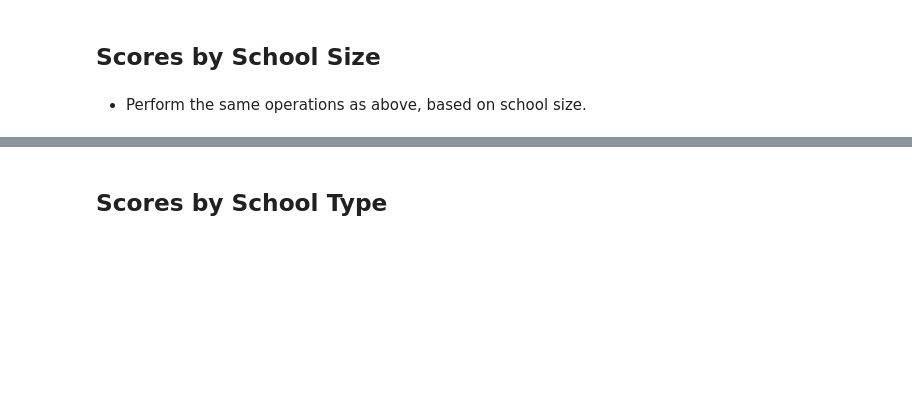
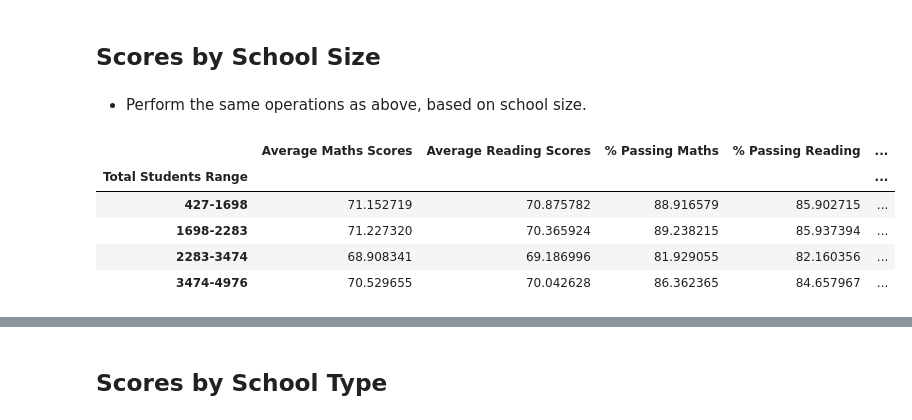
Before and after one commit to jonowood/pandas-challenge, a Jupyter notebook: PyCitySchools/PyCitySchools_starter.ipynb, the cells around one changed output, grey strips where cells are left out. Saved outputs shown, nothing was run; the diff lists cells and outputs as text; code cells hidden in the pictures; blank space fills up the shorter version.

```diff
--- a/PyCitySchools/PyCitySchools_starter.ipynb
+++ b/PyCitySchools/PyCitySchools_starter.ipynb
@@ -684,11 +704,18 @@ size_bins = [427, 1698, 2283, 3474, 4976]
 size_bin_names = ["427-1698", "1698-2283", "2283-3474", "3474-4976"]
 # %%
 # bin data and create new df
-summary_df5["Total Students Range"] = pd.cut(summary_df5["Total Students"], size_bins, labels=size_bin_names)
-summary_df5_group = summary_df5.groupby(["Total Students Range"])
+summary_df_2["Total Students Range"] = pd.cut(summary_df_2["Total Students"], size_bins, labels=size_bin_names)
+summary_df5_group = summary_df_2.groupby(["Total Students Range"])
 summary_df5_mean = summary_df5_group.mean()
-summary_df5_final = summary_df5_mean.drop(['Total Budget', 'Per Student Budget'], axis=1)
+summary_df5_final = summary_df5_mean.drop(['Total Students', 'Total Budget', 'Per Student Budget'], axis=1)
 
-summary_df5_mean
+summary_df5_final
+# %% [output]
+|  | Average Maths Scores | Average Reading Scores | % Passing Maths | % Passing Reading | ... |
+| Total Students Range |  |  |  |  | ... |
+| 427-1698 | 71.152719 | 70.875782 | 88.916579 | 85.902715 | ... |
+| 1698-2283 | 71.227320 | 70.365924 | 89.238215 | 85.937394 | ... |
+| 2283-3474 | 68.908341 | 69.186996 | 81.929055 | 82.160356 | ... |
+| 3474-4976 | 70.529655 | 70.042628 | 86.362365 | 84.657967 | ... |
 # %%
 # Clean up output
```
Also changed, not shown: parts of 10 cells of this notebook.
